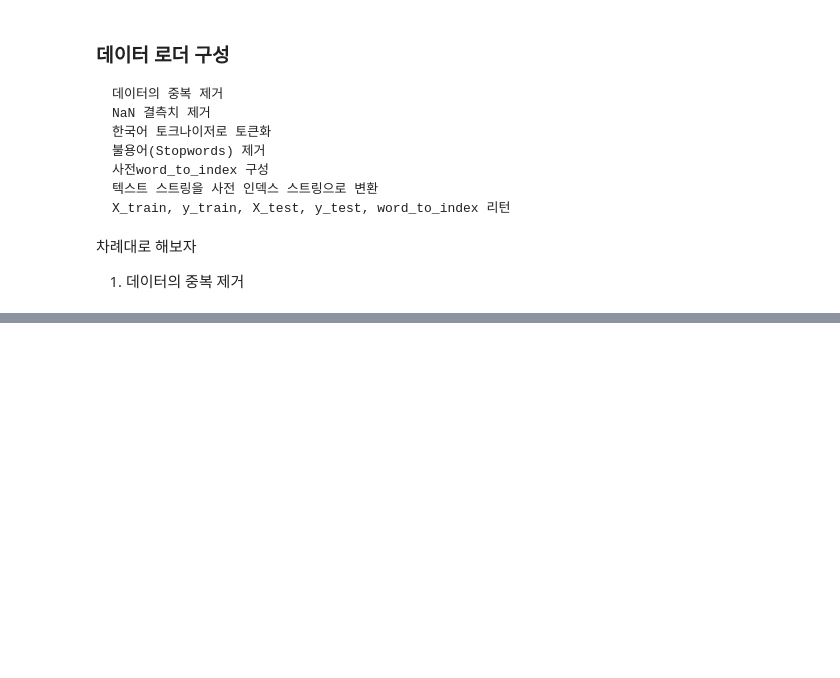
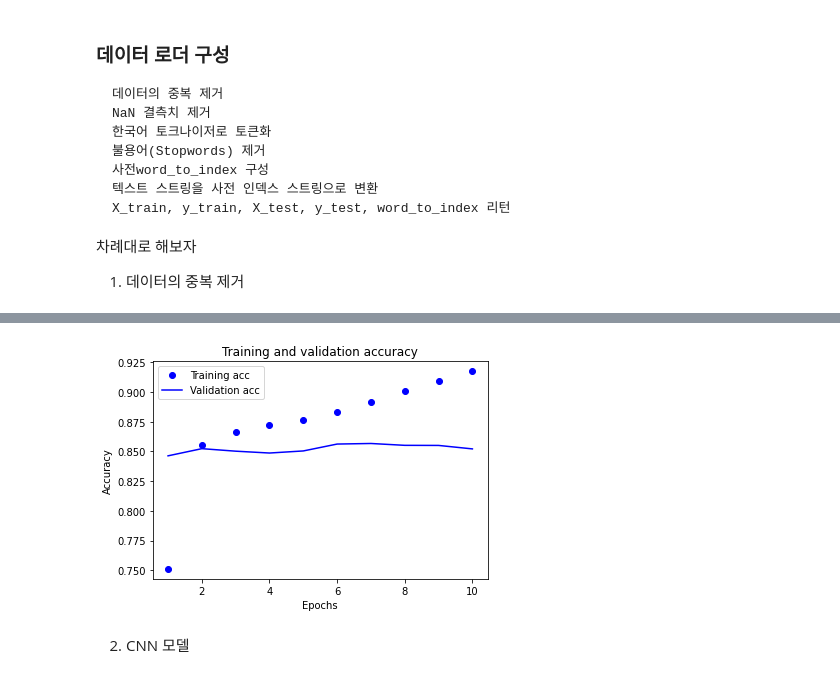
Before and after one commit to cozytk/aiffel, a Jupyter notebook: explorations/07_sentiment_analyist/[E07]naver_movie_sentiment_analyist.ipynb, the cells around one changed output, grey strips where cells are left out. Cells and saved outputs as stored; diff of their text form; code cells hidden in the pictures; blank space fills up the shorter version.

```diff
--- a/explorations/07_sentiment_analyist/[E07]naver_movie_sentiment_analyist.ipynb
+++ b/explorations/07_sentiment_analyist/[E07]naver_movie_sentiment_analyist.ipynb
@@ -137,0 +268,3 @@ for i, x in enumerate(train_data['document'].head(5)):
+# %%
+def wordlist_to_indexlist(wordlist):
+    return [word_to_index[word] if word in word_to_index else word_to_index[''] for word in wordlist]
@@ -137,0 +488,15 @@ for i, x in enumerate(train_data['document'].head(5)):
+# %%
+plt.clf()   # 그림을 초기화합니다
+
+plt.plot(epochs, acc, 'bo', label='Training acc')
+plt.plot(epochs, val_acc, 'b', label='Validation acc')
+plt.title('Training and validation accuracy')
+plt.xlabel('Epochs')
+plt.ylabel('Accuracy')
+plt.legend()
+
+plt.show()
+# %% [output]
+[figure, added]
+# %% [markdown]
+2. CNN 모델
```
Also changed, not shown: parts of 88 cells of this notebook, 4 other files.
